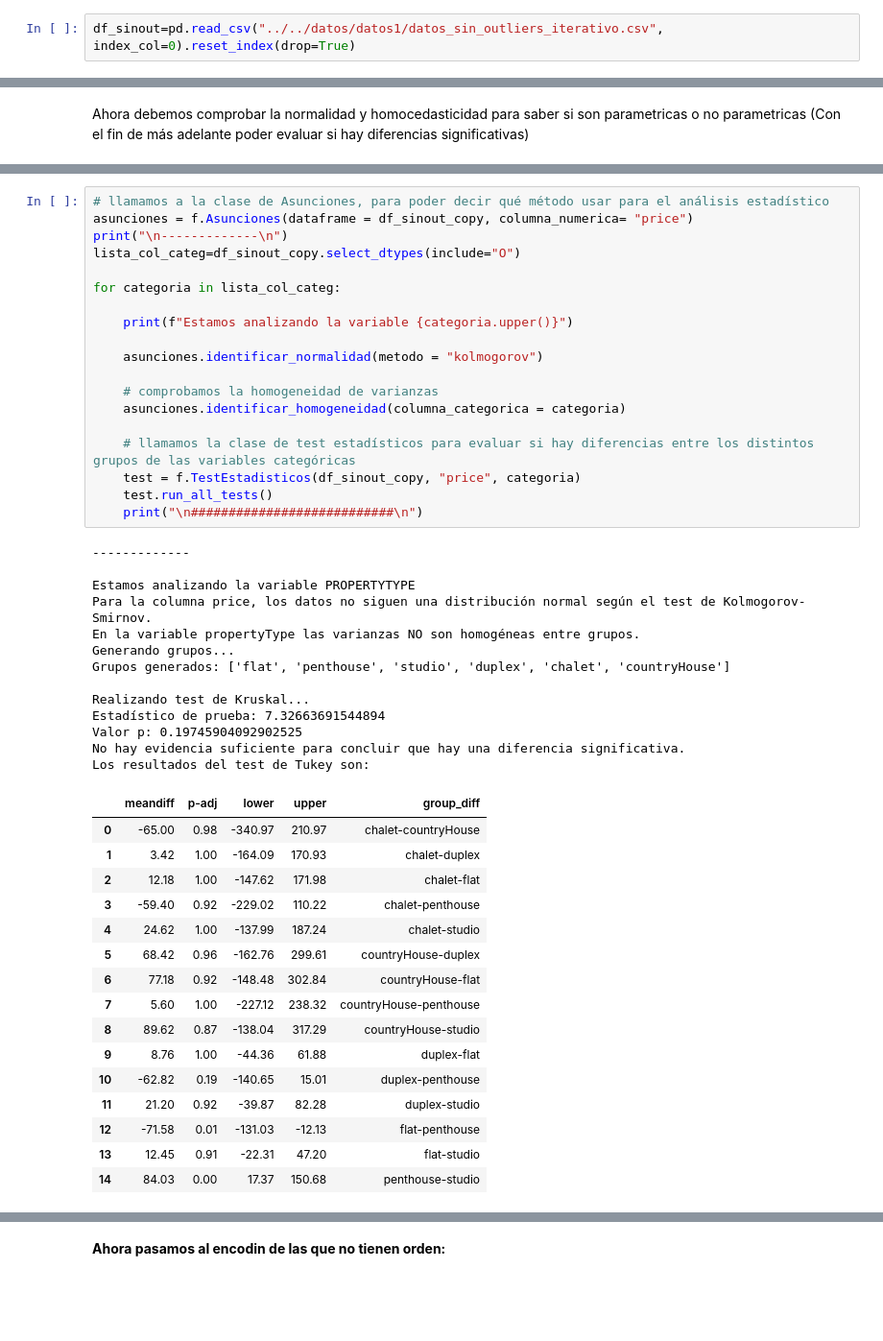
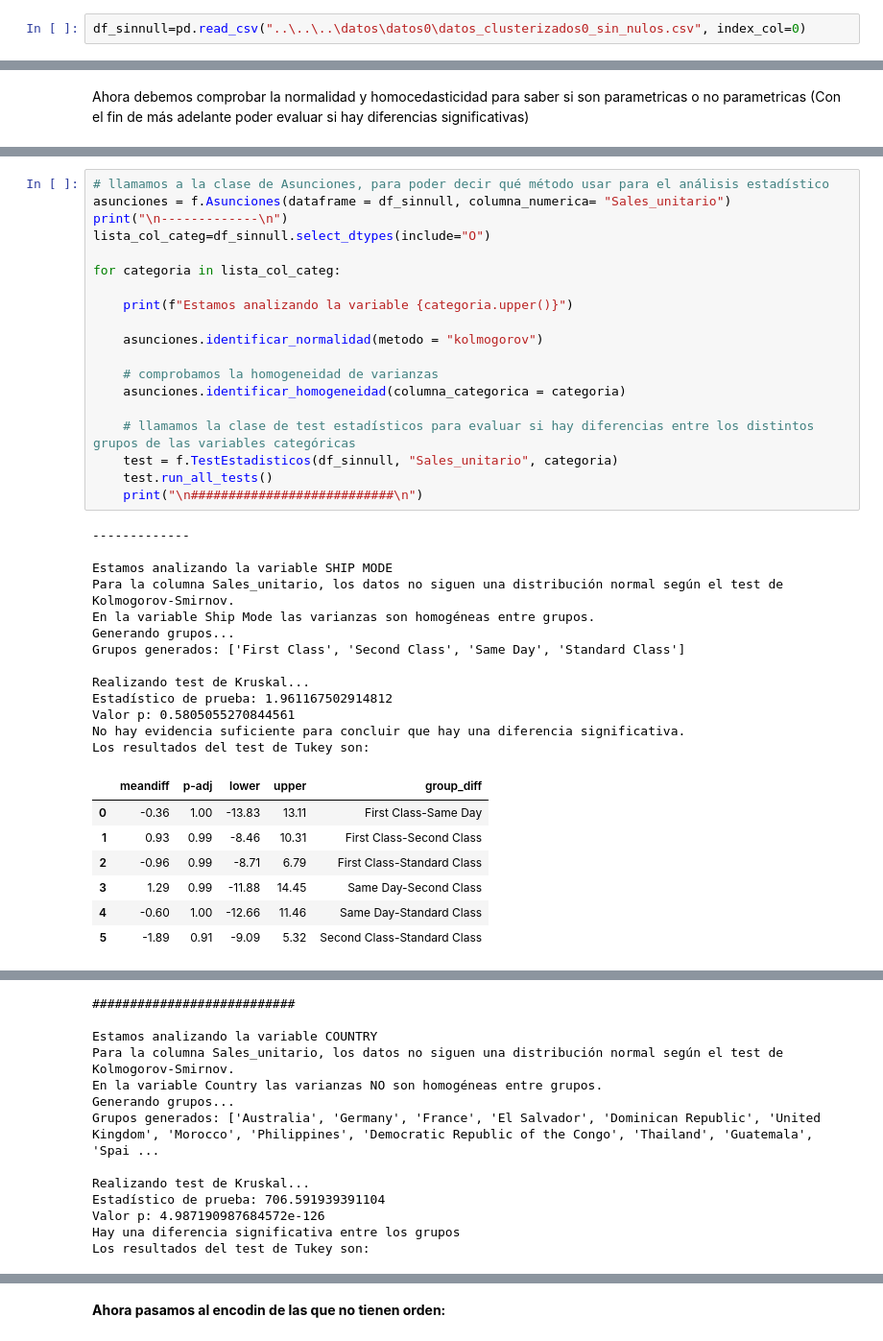
Before and after one commit to jgilsu11/Proyecto9-Clustering, a Jupyter notebook: Notebooks/Modelos/Modelo 1/encoding0.ipynb, the cells around one changed output, grey strips where cells are left out. Shown at 96% size. Saved outputs shown, nothing was run; the diff lists cells and outputs as text; blank space fills up the shorter version.

Commit message:
Subida de empiece de gestión de outliers

```diff
--- a/Notebooks/Modelos/Modelo 1/encoding0.ipynb
+++ b/Notebooks/Modelos/Modelo 1/encoding0.ipynb
@@ -64,4 +64,4 @@ from sklearn.model_selection import train_test_split
 from category_encoders import TargetEncoder     #solo me deja hacerlo si uso el entorno default en vez del proyecto
 pd.set_option("display.max_columns", None)
 # %%
-df_sinout=pd.read_csv("../../datos/datos1/datos_sin_outliers_iterativo.csv", index_col=0).reset_index(drop=True)
+df_sinnull=pd.read_csv("..\..\..\datos\datos0\datos_clusterizados0_sin_nulos.csv", index_col=0)
@@ -171,51 +135,42 @@ df_sinout_copy["bathrooms"]=df_sinout_copy["bathrooms"].astype(str)
 # %%
 # llamamos a la clase de Asunciones, para poder decir qué método usar para el análisis estadístico
-asunciones = f.Asunciones(dataframe = df_sinout_copy, columna_numerica= "price")
+asunciones = f.Asunciones(dataframe = df_sinnull, columna_numerica= "Sales_unitario")
 print("\n-------------\n")
-lista_col_categ=df_sinout_copy.select_dtypes(include="O")
+lista_col_categ=df_sinnull.select_dtypes(include="O")
 
 for categoria in lista_col_categ:
 
     print(f"Estamos analizando la variable {categoria.upper()}")
 
     asunciones.identificar_normalidad(metodo = "kolmogorov")
 
     # comprobamos la homogeneidad de varianzas
     asunciones.identificar_homogeneidad(columna_categorica = categoria)
 
     # llamamos la clase de test estadísticos para evaluar si hay diferencias entre los distintos grupos de las variables categóricas
-    test = f.TestEstadisticos(df_sinout_copy, "price", categoria)
+    test = f.TestEstadisticos(df_sinnull, "Sales_unitario", categoria)
     test.run_all_tests()
     print("\n###########################\n")
 # %% [output]
 -------------
 
-Estamos analizando la variable PROPERTYTYPE
-Para la columna price, los datos no siguen una distribución normal según el test de Kolmogorov-Smirnov.
-En la variable propertyType las varianzas NO son homogéneas entre grupos.
+Estamos analizando la variable SHIP MODE
+Para la columna Sales_unitario, los datos no siguen una distribución normal según el test de Kolmogorov-Smirnov.
+En la variable Ship Mode las varianzas son homogéneas entre grupos.
 Generando grupos...
-Grupos generados: ['flat', 'penthouse', 'studio', 'duplex', 'chalet', 'countryHouse']
+Grupos generados: ['First Class', 'Second Class', 'Same Day', 'Standard Class']
 
 Realizando test de Kruskal...
-Estadístico de prueba: 7.32663691544894
-Valor p: 0.19745904092902525
+Estadístico de prueba: 1.961167502914812
+Valor p: 0.5805055270844561
 No hay evidencia suficiente para concluir que hay una diferencia significativa.
 Los resultados del test de Tukey son:
 |  | meandiff | p-adj | lower | upper | group_diff |
-| 0 | -65.00 | 0.98 | -340.97 | 210.97 | chalet-countryHouse |
-| 1 | 3.42 | 1.00 | -164.09 | 170.93 | chalet-duplex |
-| 2 | 12.18 | 1.00 | -147.62 | 171.98 | chalet-flat |
-| 3 | -59.40 | 0.92 | -229.02 | 110.22 | chalet-penthouse |
-| 4 | 24.62 | 1.00 | -137.99 | 187.24 | chalet-studio |
-| 5 | 68.42 | 0.96 | -162.76 | 299.61 | countryHouse-duplex |
-| 6 | 77.18 | 0.92 | -148.48 | 302.84 | countryHouse-flat |
-| 7 | 5.60 | 1.00 | -227.12 | 238.32 | countryHouse-penthouse |
-| 8 | 89.62 | 0.87 | -138.04 | 317.29 | countryHouse-studio |
-| 9 | 8.76 | 1.00 | -44.36 | 61.88 | duplex-flat |
-| 10 | -62.82 | 0.19 | -140.65 | 15.01 | duplex-penthouse |
-| 11 | 21.20 | 0.92 | -39.87 | 82.28 | duplex-studio |
-| 12 | -71.58 | 0.01 | -131.03 | -12.13 | flat-penthouse |
-| 13 | 12.45 | 0.91 | -22.31 | 47.20 | flat-studio |
-| 14 | 84.03 | 0.00 | 17.37 | 150.68 | penthouse-studio |
+| 0 | -0.36 | 1.00 | -13.83 | 13.11 | First Class-Same Day |
+| 1 | 0.93 | 0.99 | -8.46 | 10.31 | First Class-Second Class |
+| 2 | -0.96 | 0.99 | -8.71 | 6.79 | First Class-Standard Class |
+| 3 | 1.29 | 0.99 | -11.88 | 14.45 | Same Day-Second Class |
+| 4 | -0.60 | 1.00 | -12.66 | 11.46 | Same Day-Standard Class |
+| 5 | -1.89 | 0.91 | -9.09 | 5.32 | Second Class-Standard Class |
 ###########################
 
@@ -272 +218,14 @@ Los resultados del test de Tukey son:
+###########################
+
+Estamos analizando la variable COUNTRY
+Para la columna Sales_unitario, los datos no siguen una distribución normal según el test de Kolmogorov-Smirnov.
+En la variable Country las varianzas NO son homogéneas entre grupos.
+Generando grupos...
+Grupos generados: ['Australia', 'Germany', 'France', 'El Salvador', 'Dominican Republic', 'United Kingdom', 'Morocco', 'Philippines', 'Democratic Republic of the Congo', 'Thailand', 'Guatemala', 'Spai ...
+
+Realizando test de Kruskal...
+Estadístico de prueba: 706.591939391104
+Valor p: 4.987190987684572e-126
+Hay una diferencia significativa entre los grupos
+Los resultados del test de Tukey son:
 |  | meandiff | p-adj | lower | upper | group_diff |
```
Also changed, not shown: parts of 42 cells of this notebook, 5 other files.
